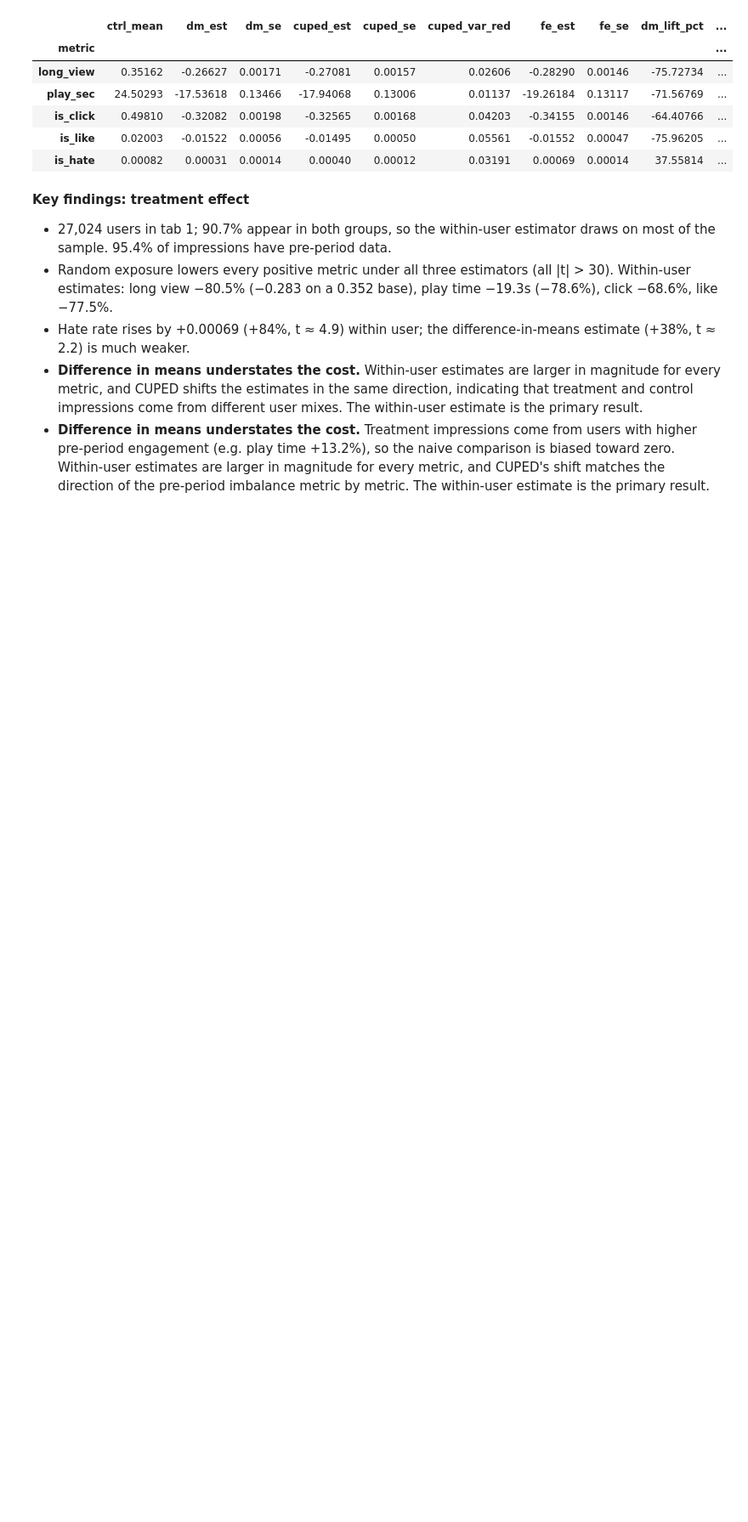
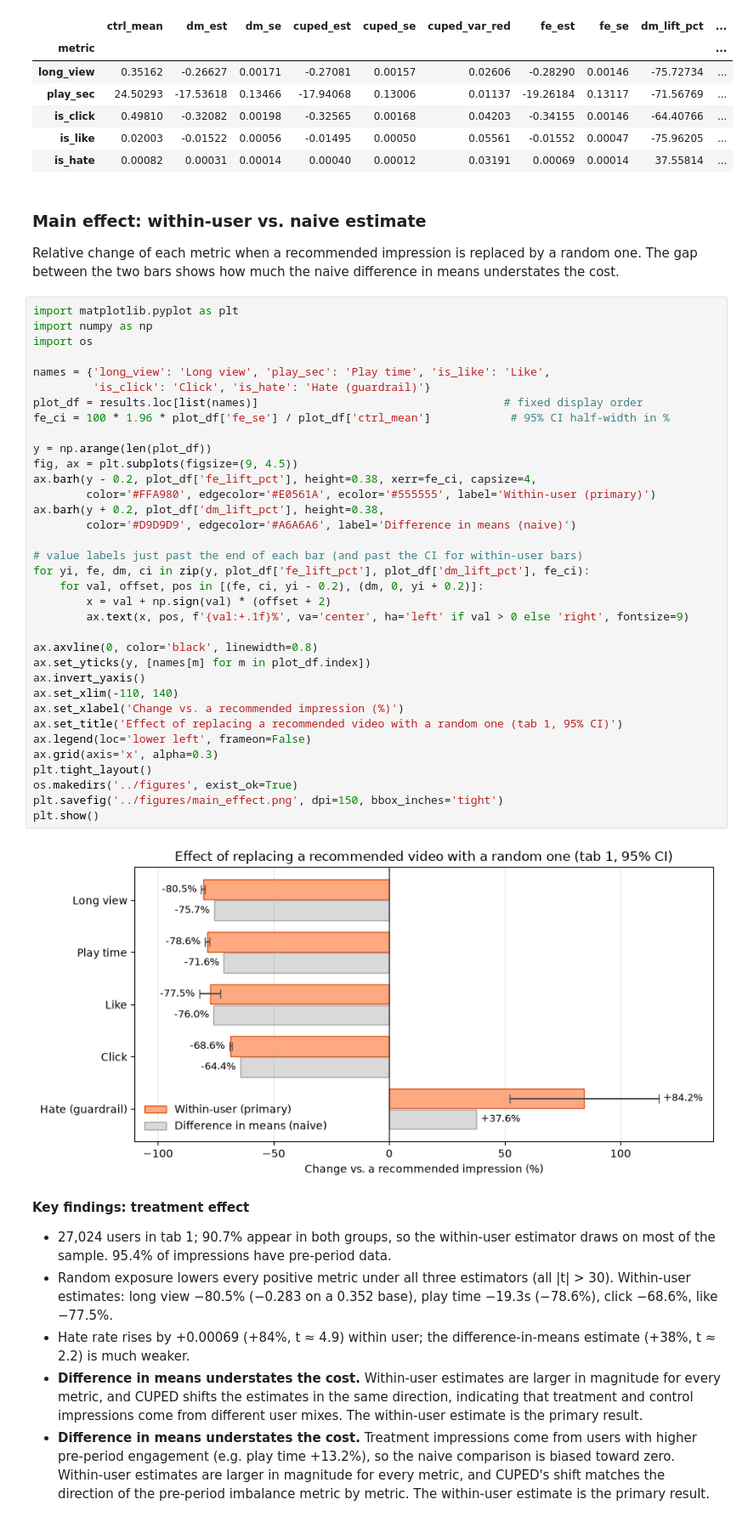
Before and after one commit to kstnwu/kuairand-experiment-analysis, a Jupyter notebook: src/01_treatment_effect.ipynb, the cells around one changed output. Shown at 85% size. Cells and saved outputs as stored; diff of their text form; blank space fills up the shorter version.

Commit message:
Add 2x2 key results figure and simplify exploration-cost wording

```diff
--- a/src/01_treatment_effect.ipynb
+++ b/src/01_treatment_effect.ipynb
@@ -255,6 +255,46 @@ results.round(5)
 | is_click | 0.49810 | -0.32082 | 0.00198 | -0.32565 | 0.00168 | 0.04203 | -0.34155 | 0.00146 | -64.40766 | ... |
 | is_like | 0.02003 | -0.01522 | 0.00056 | -0.01495 | 0.00050 | 0.05561 | -0.01552 | 0.00047 | -75.96205 | ... |
 | is_hate | 0.00082 | 0.00031 | 0.00014 | 0.00040 | 0.00012 | 0.03191 | 0.00069 | 0.00014 | 37.55814 | ... |
+# %% [markdown]
+### Main effect: within-user vs. naive estimate
+Relative change of each metric when a recommended impression is replaced by a random one. The gap between the two bars shows how much the naive difference in means understates the cost.
+# %%
+import matplotlib.pyplot as plt
+import numpy as np
+import os
+
+names = {'long_view': 'Long view', 'play_sec': 'Play time', 'is_like': 'Like',
+         'is_click': 'Click', 'is_hate': 'Hate (guardrail)'}
+plot_df = results.loc[list(names)]                                     # fixed display order
+fe_ci = 100 * 1.96 * plot_df['fe_se'] / plot_df['ctrl_mean']            # 95% CI half-width in %
+
+y = np.arange(len(plot_df))
+fig, ax = plt.subplots(figsize=(9, 4.5))
+ax.barh(y - 0.2, plot_df['fe_lift_pct'], height=0.38, xerr=fe_ci, capsize=4,
+        color='#FFA980', edgecolor='#E0561A', ecolor='#555555', label='Within-user (primary)')
+ax.barh(y + 0.2, plot_df['dm_lift_pct'], height=0.38,
+        color='#D9D9D9', edgecolor='#A6A6A6', label='Difference in means (naive)')
+
+# value labels just past the end of each bar (and past the CI for within-user bars)
+for yi, fe, dm, ci in zip(y, plot_df['fe_lift_pct'], plot_df['dm_lift_pct'], fe_ci):
+    for val, offset, pos in [(fe, ci, yi - 0.2), (dm, 0, yi + 0.2)]:
+        x = val + np.sign(val) * (offset + 2)
+        ax.text(x, pos, f'{val:+.1f}%', va='center', ha='left' if val > 0 else 'right', fontsize=9)
+
+ax.axvline(0, color='black', linewidth=0.8)
+ax.set_yticks(y, [names[m] for m in plot_df.index])
+ax.invert_yaxis()
+ax.set_xlim(-110, 140)
+ax.set_xlabel('Change vs. a recommended impression (%)')
+ax.set_title('Effect of replacing a recommended video with a random one (tab 1, 95% CI)')
+ax.legend(loc='lower left', frameon=False)
+ax.grid(axis='x', alpha=0.3)
+plt.tight_layout()
+os.makedirs('../figures', exist_ok=True)
+plt.savefig('../figures/main_effect.png', dpi=150, bbox_inches='tight')
+plt.show()
+# %% [output]
+[figure, added]
 # %% [markdown]
 **Key findings: treatment effect**
 - 27,024 users in tab 1; 90.7% appear in both groups, so the within-user estimator draws on most of the sample. 95.4% of impressions have pre-period data.
```
Also changed, not shown: 4 other files.
